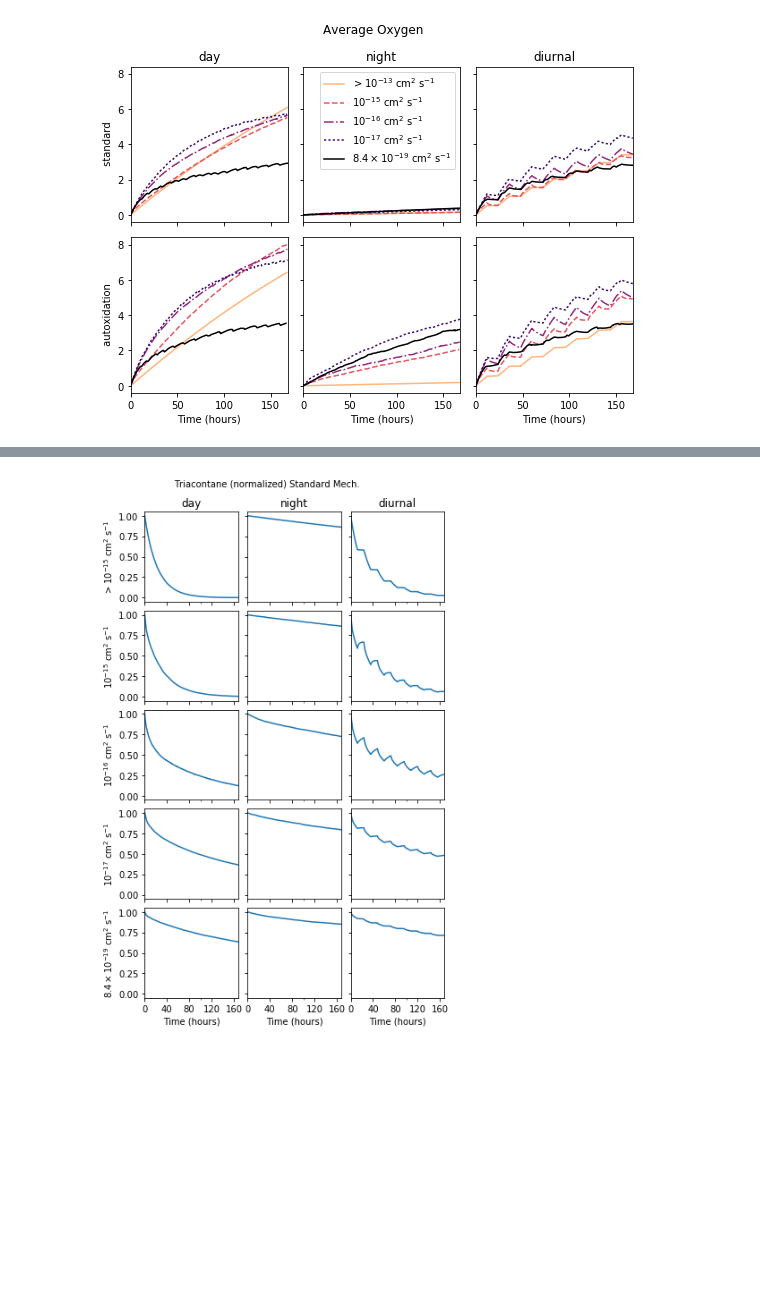
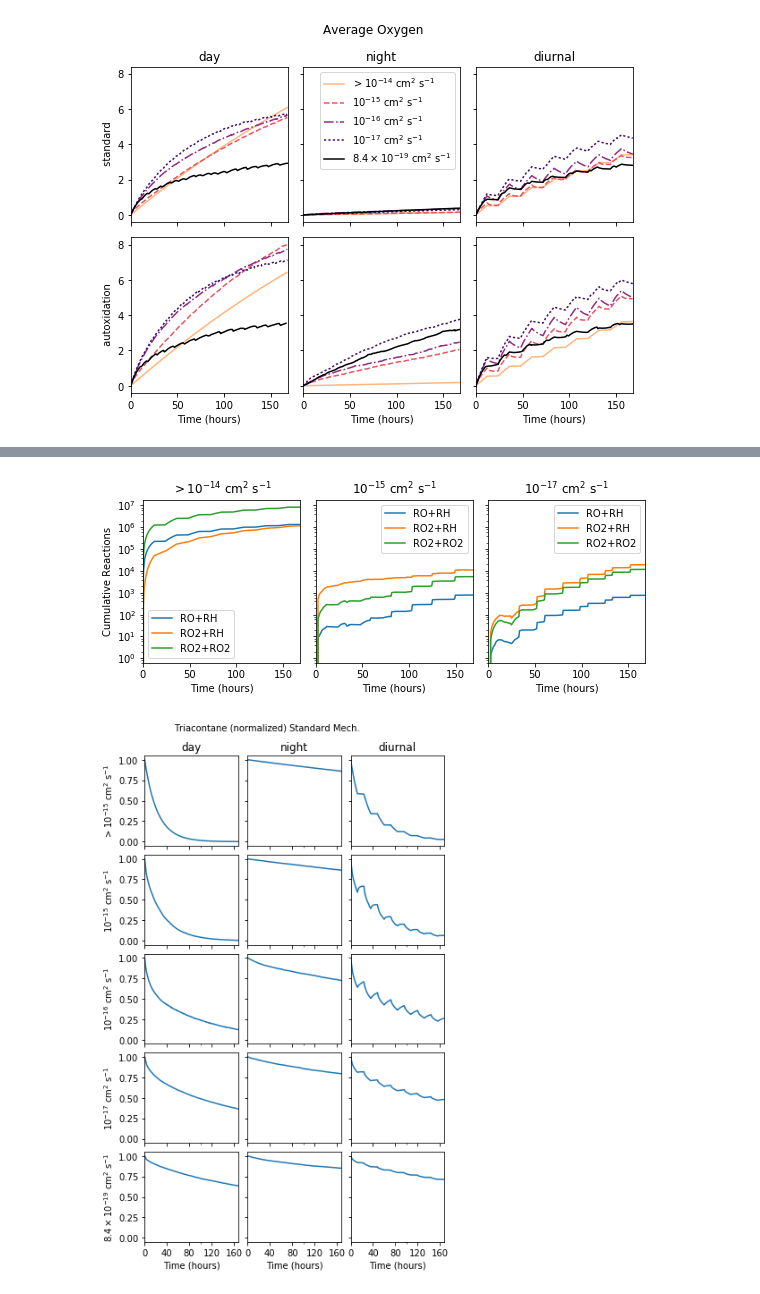
Before and after one commit to aawiegel/StackSimAnalysis, a Jupyter notebook: python/Autoxidation.ipynb, the cells around one changed output, grey strips where cells are left out. Drawn from its saved outputs; the diff is of its cells as text; code cells hidden in the pictures; blank space fills up the shorter version.

```diff
--- a/python/Autoxidation.ipynb
+++ b/python/Autoxidation.ipynb
@@ -61,7 +61,7 @@ mechanism = ["", "_ao"]
 D_string_conv = {"SC" : 1E-13, "D14" : 1E-14, "D15" : 1E-15, "D16" : 1E-16,
                 "D17" : 1E-17, "D18" : 8.39E-19}
 
-D_string_format = {"SC" : r"$>10^{-13}$", "D14" : r"$10^{-14}$",
+D_string_format = {"SC" : r"$>10^{-14}$", "D14" : r"$10^{-14}$",
                    "D15" : r"$10^{-15}$",
                    "D16" : r"$10^{-16}$", "D17" : r"$10^{-17}$",
                    "D18" : r"$8.4 \times 10^{-19}$"}
@@ -264,3 +286,31 @@ for cond in condition:
+# %%
+%matplotlib inline
+
+diffusions = ["SC", "D15", "D17"]
+
+# Plot time dependence of reactions for diurnal cycle
+
+fig, axes = plt.subplots(1, 3, sharex=True, sharey=True, figsize=(9, 3))
+
+plt.subplots_adjust(wspace=0.1, hspace=0.1)
+
+i = 0
+for D in diffusions:
+
+    axes[i].set_title(D_string_format[D] + r' cm$^{2}$ s$^{-1}$')
+    ScenarioData["diurnal_"+D+"_ao"].plot(x = 'Time (hours)', y = ["ROprop", "RO2prop_tot", "RO2+RO2"],
+                                         ax = axes[i], logy=True)
+
+    axes[i].legend(["RO+RH", "RO2+RH", "RO2+RO2"])
+
+    i += 1
+
+axes[0].set_ylabel("Cumulative Reactions")
+
+fig.savefig(os.path.join(subdir, 'diurnal_markers.png'),
+           fmt='png', dpi=600, bbox_inches='tight')
+# %% [output]
+[figure, added]
 # %%
 %matplotlib inline
 
```
Also changed, not shown: parts of 2 cells of this notebook, 1 other file.
